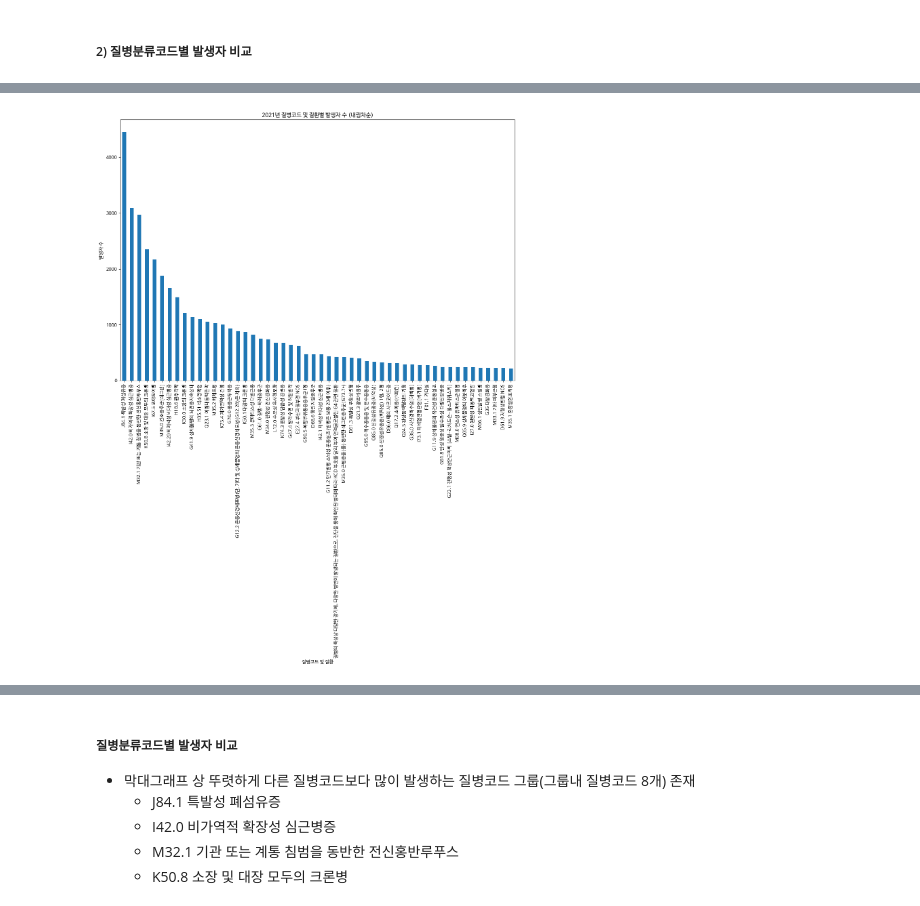
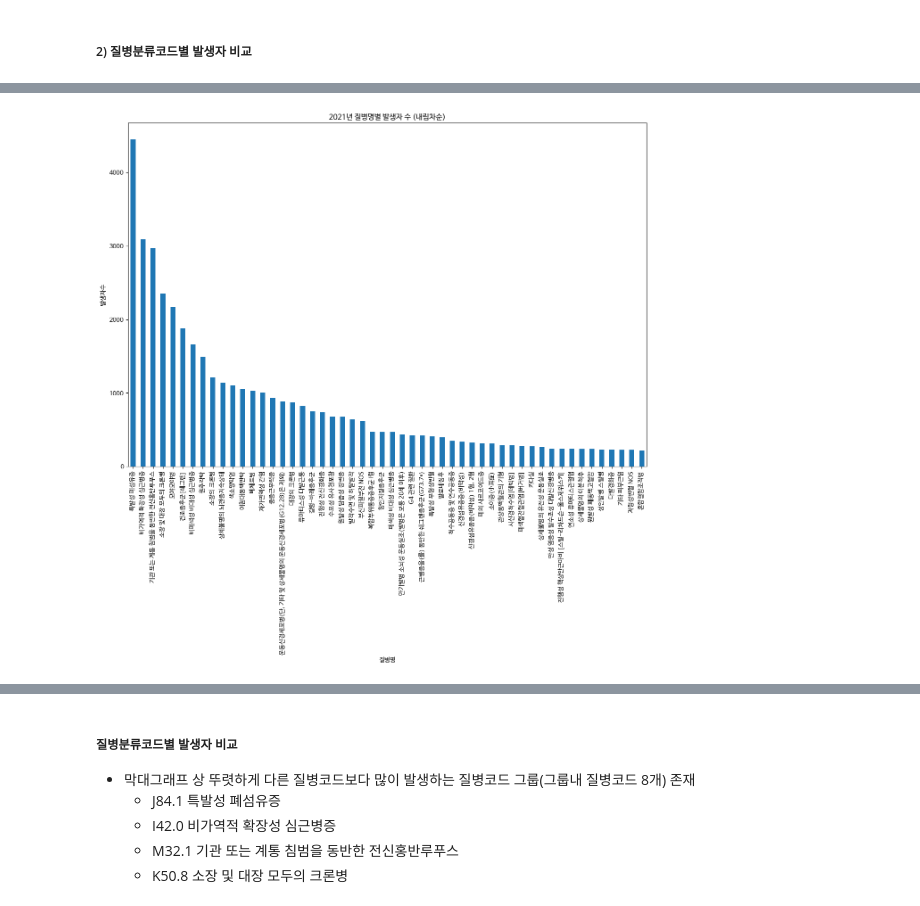
Before and after one commit to kdj0712/rare_field_fastapis, a Jupyter notebook: data/data_analysis/persona2/ipynb/persona2_DDA_yugyeong_accrual.ipynb, the cells around one changed output, grey strips where cells are left out. Drawn from its saved outputs; the diff is of its cells as text; code cells hidden in the pictures.

```diff
--- a/data/data_analysis/persona2/ipynb/persona2_DDA_yugyeong_accrual.ipynb
+++ b/data/data_analysis/persona2/ipynb/persona2_DDA_yugyeong_accrual.ipynb
@@ -276,5 +284,5 @@ plt.show()
 # %%
-# column name 변경
-df_gender_age_accrual = df_gender_age_accrual.rename(columns={'2021.1': '1세 이하',  '2021.2': '1~9세', '2021.3': '10~19세', '2021.4': '20~29세', '2021.5': '30~39세', '2021.6': '40~49세', '2021.7': '50~59세', '2021.8': '60~69세', '2021.9': '70~79세', '2021.10': '80세 이상', '2021.11': '알수없음'})
-df_gender_age_accrual
+# 필요한 column만 추출 (질병명, 성별, 발생자수)
+df_total_gender_accrual = df_gender_age_accrual[['질병명', '성별', '발생자수']][1:]
+df_total_gender_accrual
 # %% [output]
@@ -294,6 +302,6 @@ df_gender_age_accrual
 # %%
-total_accrual = df_gender_age_accrual.loc[df_gender_age_accrual['성별(1)'] == "계"]
-total_accrual[['질병코드 및 질환별(1)', '2021']]
+# 성별 합계 data만 추출
+total_accrual = df_total_gender_accrual.loc[df_total_gender_accrual['성별'] == "계"]
 total_accrual.reset_index()
 total_accrual
 # %% [output]
@@ -317,5 +325,5 @@ total_accrual
 # %%
-total_accrual['2021'] = total_accrual['2021'].astype(int)
+total_accrual['발생자수'] = total_accrual['발생자수'].astype(int)
 # %% [output]
 A value is trying to be set on a copy of a slice from a DataFrame.
 Try using .loc[row_indexer,col_indexer] = value instead
@@ -345,0 +333,4 @@ code_accural
+# %%
+# total_accrual['질병명'][154] 값을 수정
+total_accrual.at[154, '질병명'] = 'G4 관련 질환'
+total_accrual
@@ -346,15 +367,15 @@ code_accural
 # %%
 # 데이터프레임을 막대의 길이에 따라 내림차순으로 정렬
-sorted_df = code_accural.sort_values(by='2021', ascending=False)
+sorted_df = total_accrual.sort_values(by='발생자수', ascending=False)
 
 # 막대 그래프 그리기
-sorted_df.plot.bar(x='질병코드 및 질환별(1)', y='2021', figsize=(15, 10), legend=None)
-plt.title('2021년 질병코드 및 질환별 발생자 수 (내림차순)')
-plt.xlabel('질병코드 및 질환')
-plt.ylabel('발생자 수')
+sorted_df.plot.bar(x='질병명', y='발생자수', figsize=(15, 10), legend=None)
+plt.title('2021년 질병명별 발생자 수 (내림차순)')
+plt.xlabel('질병명')
+plt.ylabel('발생자수')
 plt.show()
 # %% [output]
-[figure, old version]
+[figure, new version]
 # %%
 most_disease = sorted_df[:8]
 most_disease
```
Also changed, not shown: parts of 48 cells of this notebook, 28 other files.
